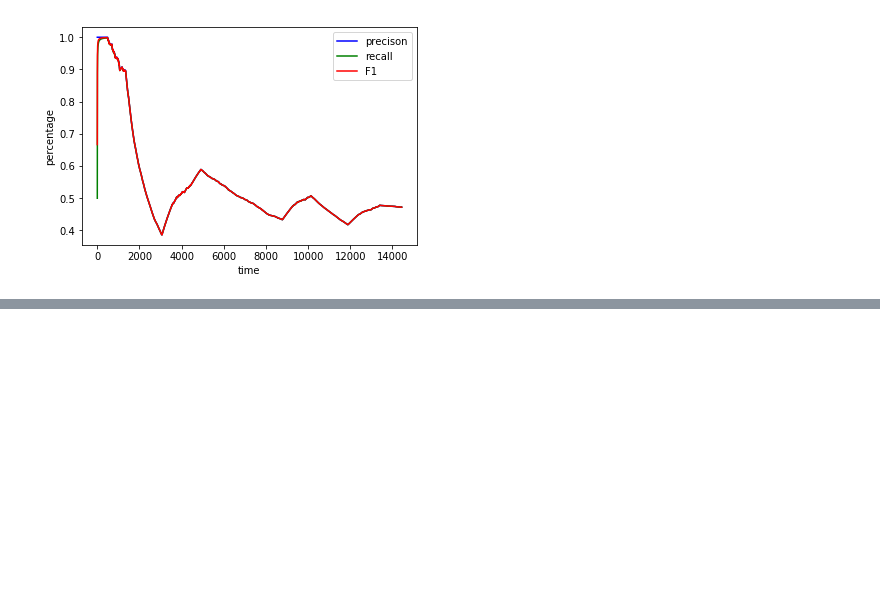
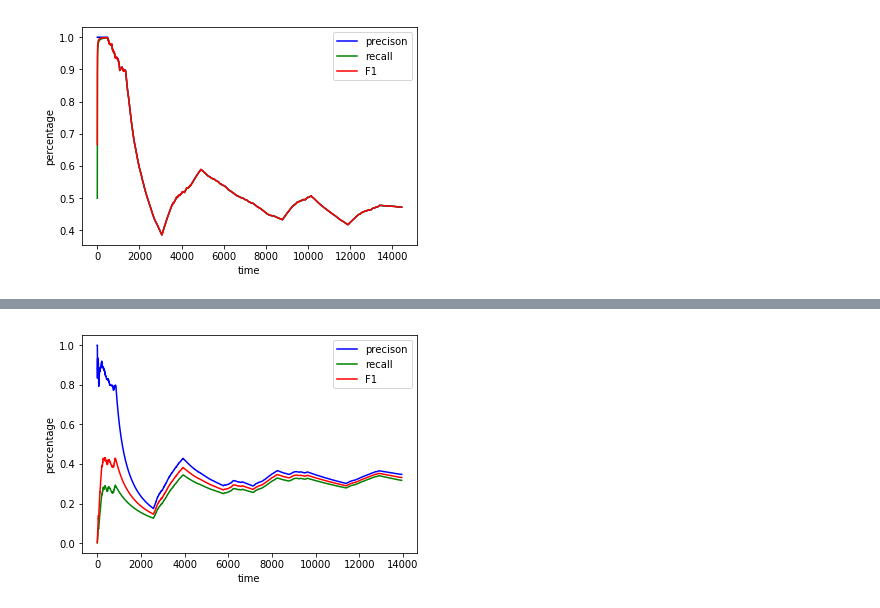
Before and after one commit to OSH-2018/X-dll, a Jupyter notebook: LSTM/model_for_strace/model_src/model.ipynb, the cells around one changed output, grey strips where cells are left out. Cells and saved outputs as stored; diff of their text form; code cells hidden in the pictures; blank space fills up the shorter version.

```diff
--- a/LSTM/model_for_strace/model_src/model.ipynb
+++ b/LSTM/model_for_strace/model_src/model.ipynb
@@ -423,0 +442,15 @@ len(name_seq_delta_key)
+# %%
+md=load_model("../model/dynamic_model.h5")
+# %%
+ID_MAP_DICT={}
+ID_MAP_DICT2={}
+ID_MAP_TOTAL=1
+
+SEQLEN=5
+NAME_TYPE=32
+
+CUR_MAPPD_ID=1
+
+DELTA_COUNTER=Counter()
+
+CUR_DELTA=[1]*5
@@ -423,0 +596,62 @@ len(name_seq_delta_key)
+# %%
+#baseline
+total_count_base_dy=0
+has_pred_base_dy=0
+has_pred_true_base_dy=0
+
+shall_pred_base_dy=0
+shall_pred_true_base_dy=0
+
+precision_base_dy=[]
+recall_base_dy=[]
+F1_base_dy=[]
+
+
+
+#last as pred
+ypred_dict={}
+ylast=0
+for ytest in name_seq:
+    total_count_base_dy+=1
+
+    ypred=0
+    if ylast in ypred_dict:
+        ypred=ypred_dict[ylast]
+
+    ypred_dict[ylast]=ytest
+
+    ylast=ytest
+
+    if(ypred!=0):
+        has_pred_base_dy+=1
+        if(ypred==ytest):
+            has_pred_true_base_dy+=1
+
+
+    if(ytest!=0):
+        shall_pred_base_dy+=1
+        if(ypred==ytest):
+            shall_pred_true_base_dy+=1
+
+    if(shall_pred_base_dy>0 and has_pred_base_dy>0):
+        p=has_pred_true_base_dy/has_pred_base_dy
+        r=shall_pred_true_base_dy/shall_pred_base_dy
+
+        precision_base_dy.append(p)
+        recall_base_dy.append(r)
+        if(p+r>0):
+            F1_base_dy.append(2*p*r/(p+r))
+
+    #print(ypred,ytest)
+
+
+
+plt.plot(range(len(precision_base_dy)),precision_base_dy,c='b',label="precison")
+plt.plot(range(len(recall_base_dy)),recall_base_dy,c='g',label="recall")
+plt.plot(range(len(F1_base_dy)),F1_base_dy,c='r',label="F1")
+plt.ylabel("percentage")
+plt.xlabel("time")
+plt.legend()
+plt.savefig("../img/baseline_dy_history_2.png")
+# %% [output]
+[figure, added]
```
Also changed, not shown: parts of 7 cells of this notebook, 12 other files.
